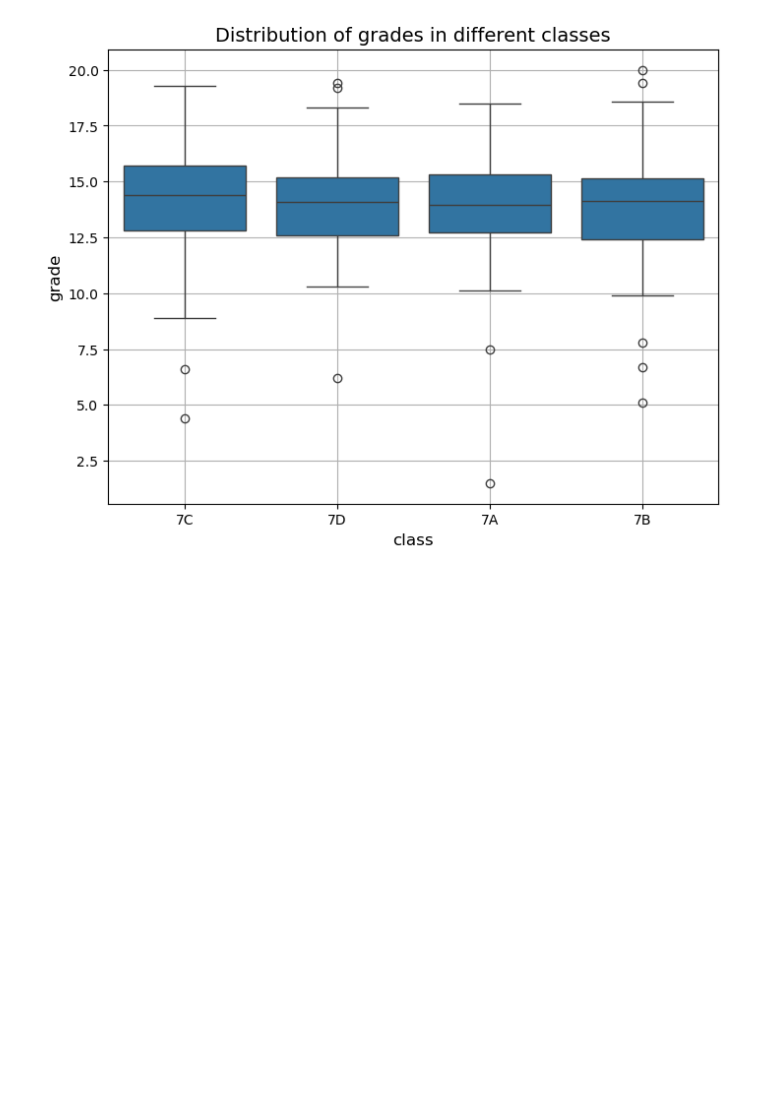
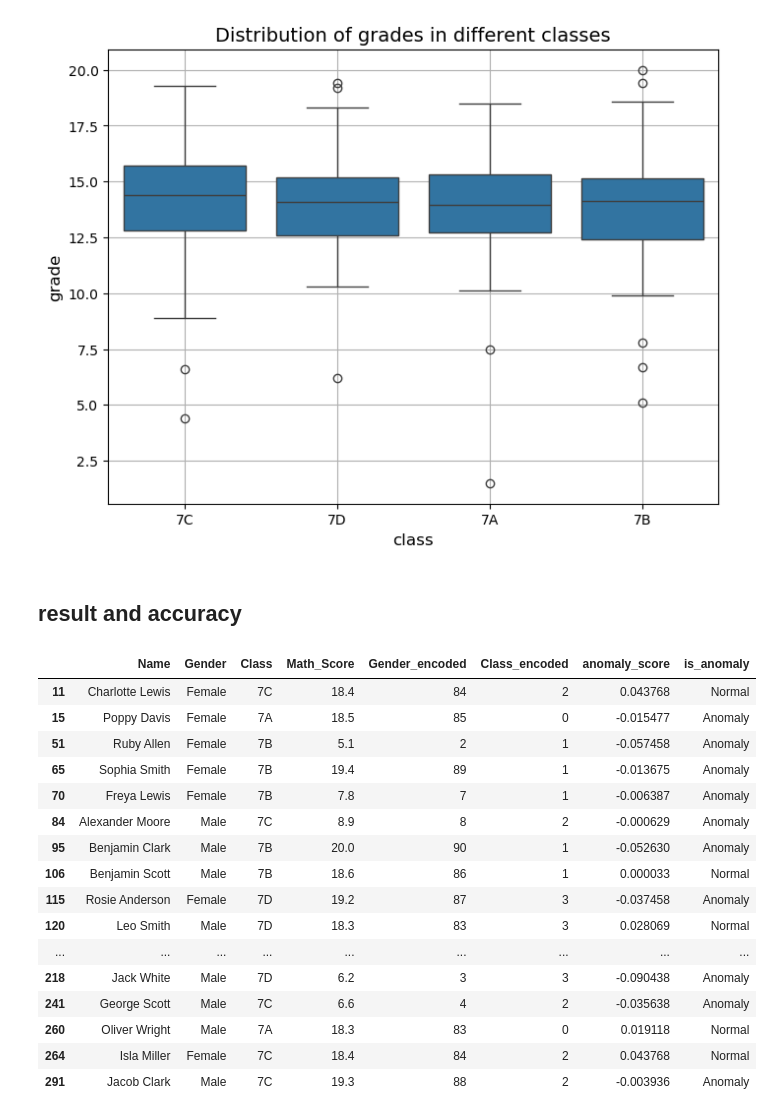
Before and after one commit to amirhoprogrammer/project-of-computer-science, a Jupyter notebook: isolationforest.ipynb, the cells around one changed output. Cells and saved outputs as stored; diff of their text form; code cells hidden in the pictures; blank space fills up the shorter version.

Commit message:
add accuracy of isolationforest

```diff
--- a/isolationforest.ipynb
+++ b/isolationforest.ipynb
@@ -106,3 +106,27 @@ plt.show()
 # %% [output]
 [figure]
 [figure]
+# %% [markdown]
+## result and accuracy
+# %%
+#original anomaly
+grade_math_anomaly = grade_math[(grade_math['Math_Score']<9) | (grade_math['Math_Score']>18)]
+grade_math_anomaly
+# %% [output]
+|  | Name | Gender | Class | Math_Score | Gender_encoded | Class_encoded | anomaly_score | is_anomaly |
+| 11 | Charlotte Lewis | Female | 7C | 18.4 | 84 | 2 | 0.043768 | Normal |
+| 15 | Poppy Davis | Female | 7A | 18.5 | 85 | 0 | -0.015477 | Anomaly |
+| 51 | Ruby Allen | Female | 7B | 5.1 | 2 | 1 | -0.057458 | Anomaly |
+| 65 | Sophia Smith | Female | 7B | 19.4 | 89 | 1 | -0.013675 | Anomaly |
+| 70 | Freya Lewis | Female | 7B | 7.8 | 7 | 1 | -0.006387 | Anomaly |
+| 84 | Alexander Moore | Male | 7C | 8.9 | 8 | 2 | -0.000629 | Anomaly |
+| 95 | Benjamin Clark | Male | 7B | 20.0 | 90 | 1 | -0.052630 | Anomaly |
+| 106 | Benjamin Scott | Male | 7B | 18.6 | 86 | 1 | 0.000033 | Normal |
+| 115 | Rosie Anderson | Female | 7D | 19.2 | 87 | 3 | -0.037458 | Anomaly |
+| 120 | Leo Smith | Male | 7D | 18.3 | 83 | 3 | 0.028069 | Normal |
+| ... | ... | ... | ... | ... | ... | ... | ... | ... |
+| 218 | Jack White | Male | 7D | 6.2 | 3 | 3 | -0.090438 | Anomaly |
+| 241 | George Scott | Male | 7C | 6.6 | 4 | 2 | -0.035638 | Anomaly |
+| 260 | Oliver Wright | Male | 7A | 18.3 | 83 | 0 | 0.019118 | Normal |
+| 264 | Isla Miller | Female | 7C | 18.4 | 84 | 2 | 0.043768 | Normal |
+| 291 | Jacob Clark | Male | 7C | 19.3 | 88 | 2 | -0.003936 | Anomaly |
```
Also changed, not shown: parts of 9 cells of this notebook, 1 other file.
